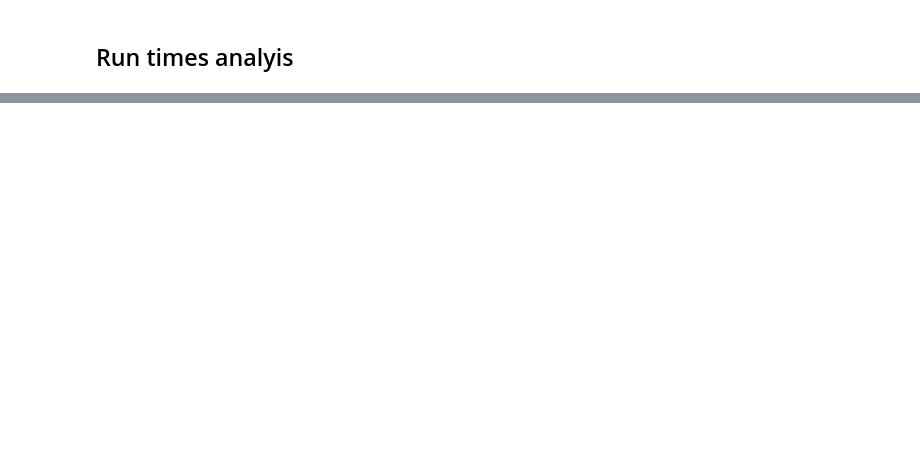
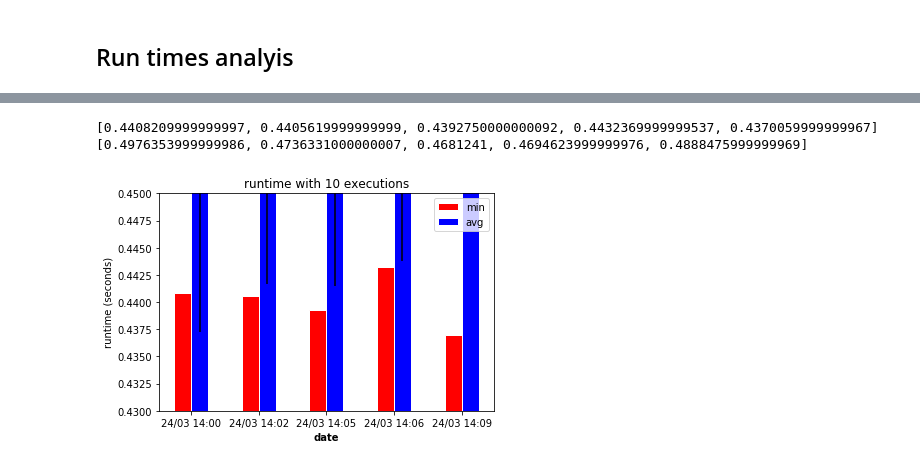
Before and after one commit to DavidEngelman/thesis, a Jupyter notebook: jupyter/analysis.ipynb, the cells around one changed output, grey strips where cells are left out. Cells and saved outputs as stored; diff of their text form; code cells hidden in the pictures; blank space fills up the shorter version.

```diff
--- a/jupyter/analysis.ipynb
+++ b/jupyter/analysis.ipynb
@@ -64,0 +94,6 @@ run_times
+# %%
+plot(run_times, '0.484.ll', '10')
+# %% [output]
+[0.4408209999999997, 0.4405619999999999, 0.4392750000000092, 0.4432369999999537, 0.4370059999999967]
+[0.4976353999999986, 0.4736331000000007, 0.4681241, 0.4694623999999976, 0.4888475999999969]
+[figure, added]
```
Also changed, not shown: parts of 8 cells of this notebook, 12 other files.
